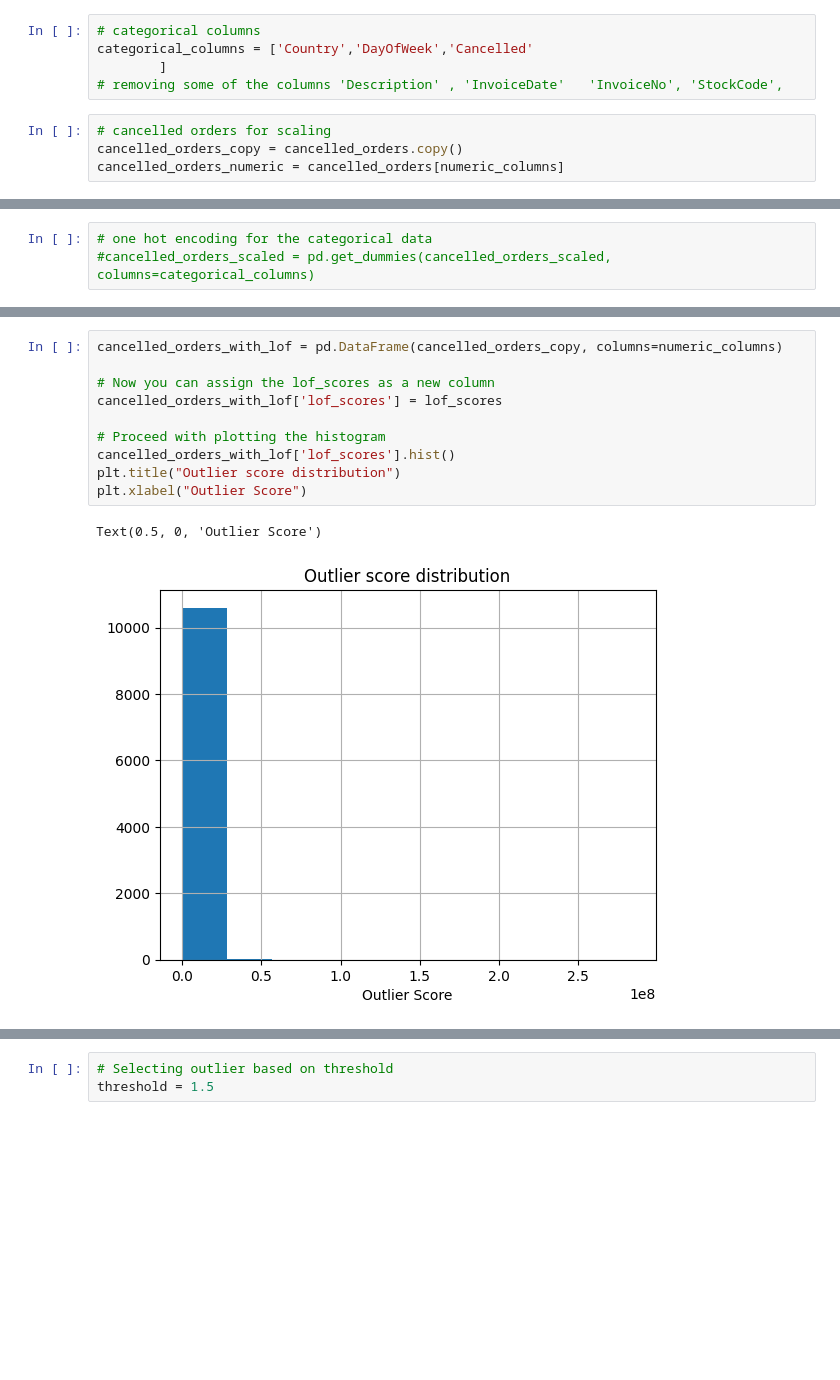
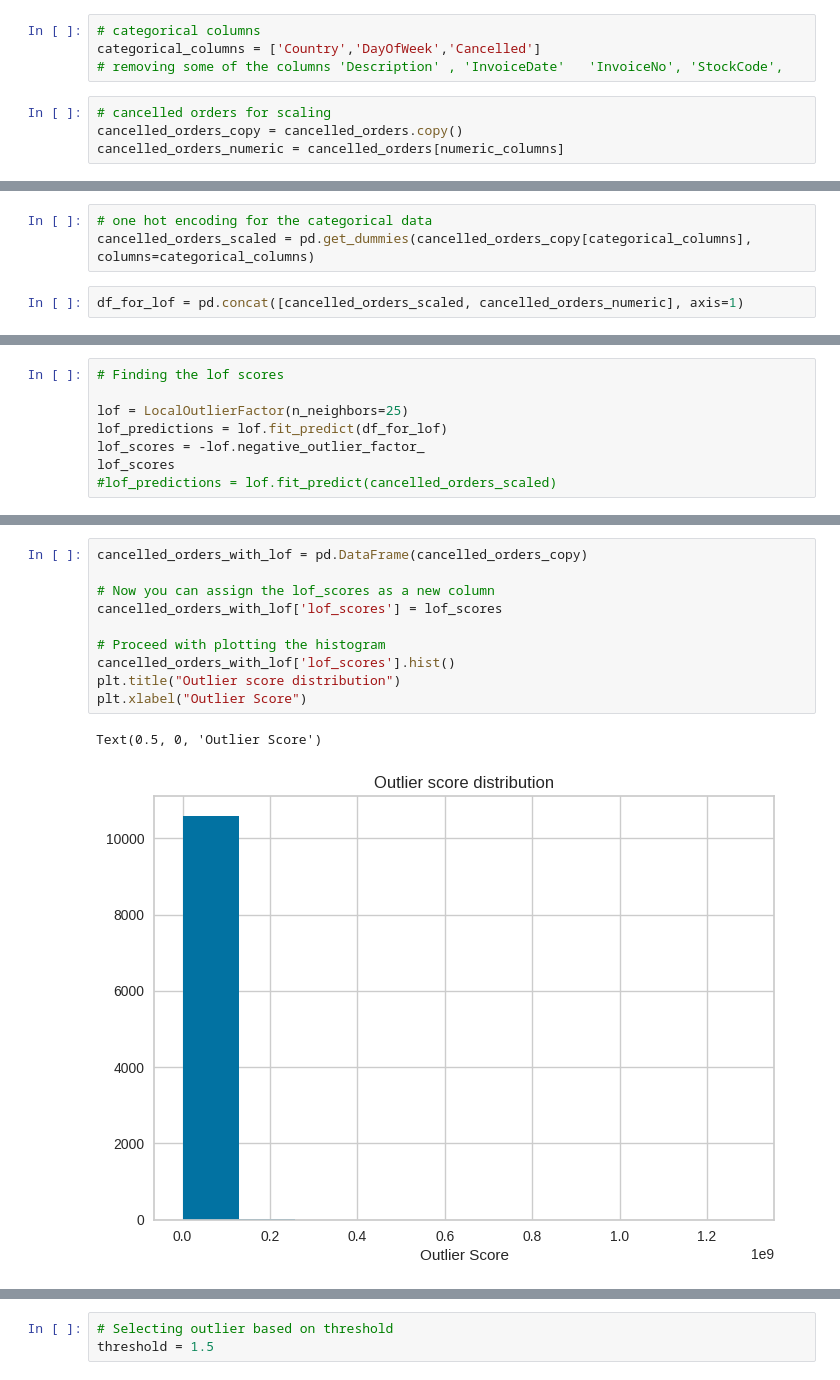
Before and after one commit to karapradeepkumar/Group14_MLUL2, a Jupyter notebook: Group14_MLUL2.ipynb, the cells around one changed output, grey strips where cells are left out. Cells and saved outputs as stored; diff of their text form; blank space fills up the shorter version.

```diff
--- a/Group14_MLUL2.ipynb
+++ b/Group14_MLUL2.ipynb
@@ -808,7 +786,6 @@ numeric_columns = ['Quantity', 'UnitPrice',  'TotalPrice']  # Update based on th
 # %%
 # categorical columns
-categorical_columns = ['Country','DayOfWeek','Cancelled'
-        ]
+categorical_columns = ['Country','DayOfWeek','Cancelled']
 # removing some of the columns 'Description' , 'InvoiceDate'   'InvoiceNo', 'StockCode',
 # %%
 # cancelled orders for scaling
@@ -823,4 +797,6 @@ scaler = StandardScaler()
 cancelled_orders_scaled = scaler.fit_transform(cancelled_orders_copy[numeric_columns])
 # %%
 # one hot encoding for the categorical data
-#cancelled_orders_scaled = pd.get_dummies(cancelled_orders_scaled, columns=categorical_columns)
+cancelled_orders_scaled = pd.get_dummies(cancelled_orders_copy[categorical_columns], columns=categorical_columns)
+# %%
+df_for_lof = pd.concat([cancelled_orders_scaled, cancelled_orders_numeric], axis=1)
@@ -878,0 +871,8 @@ array([1.01040436, 1.        , 1.        , ..., 1.0378535 , 1.        ,
+# %%
+# Finding the lof scores
+
+lof = LocalOutlierFactor(n_neighbors=25)
+lof_predictions = lof.fit_predict(df_for_lof)
+lof_scores = -lof.negative_outlier_factor_
+lof_scores
+#lof_predictions = lof.fit_predict(cancelled_orders_scaled)
@@ -879,16 +886,16 @@ array([1.01040436, 1.        , 1.        , ..., 1.0378535 , 1.        ,
 # %%
-cancelled_orders_with_lof = pd.DataFrame(cancelled_orders_copy, columns=numeric_columns)
+cancelled_orders_with_lof = pd.DataFrame(cancelled_orders_copy)
 
 # Now you can assign the lof_scores as a new column
 cancelled_orders_with_lof['lof_scores'] = lof_scores
 
 # Proceed with plotting the histogram
 cancelled_orders_with_lof['lof_scores'].hist()
 plt.title("Outlier score distribution")
 plt.xlabel("Outlier Score")
 # %% [output]
 Text(0.5, 0, 'Outlier Score')
-[figure, old version]
+[figure, new version]
 # %%
 sns.kdeplot(cancelled_orders_with_lof['lof_scores'])
 plt.title("Outlier score distribution")
```
Also changed, not shown: parts of 26 cells of this notebook.
